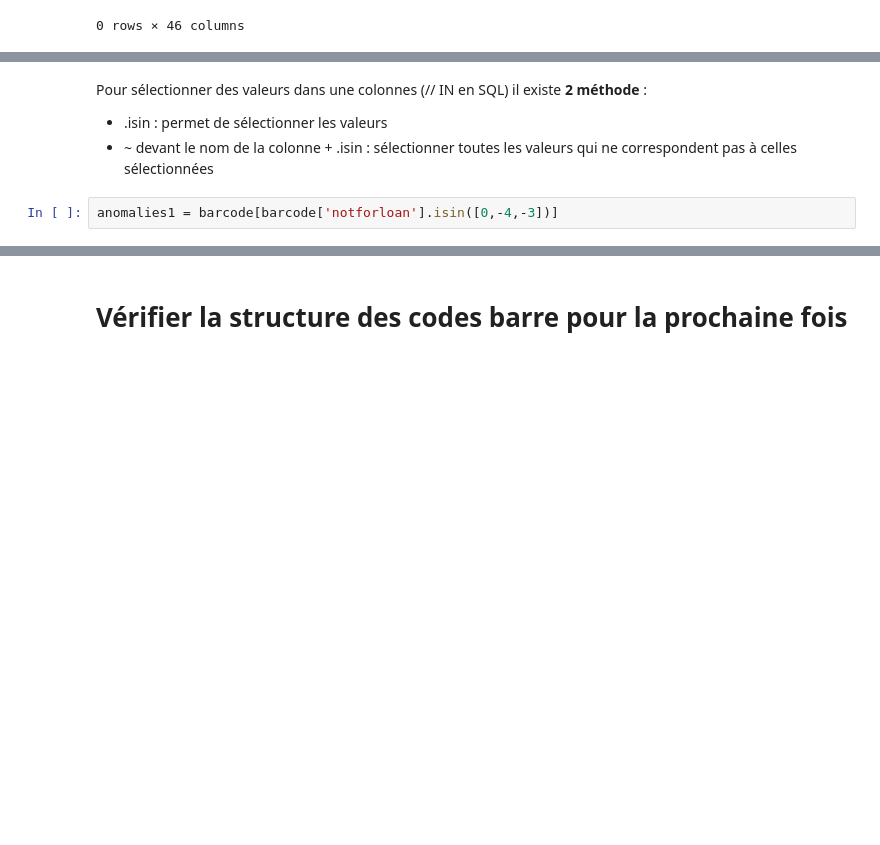
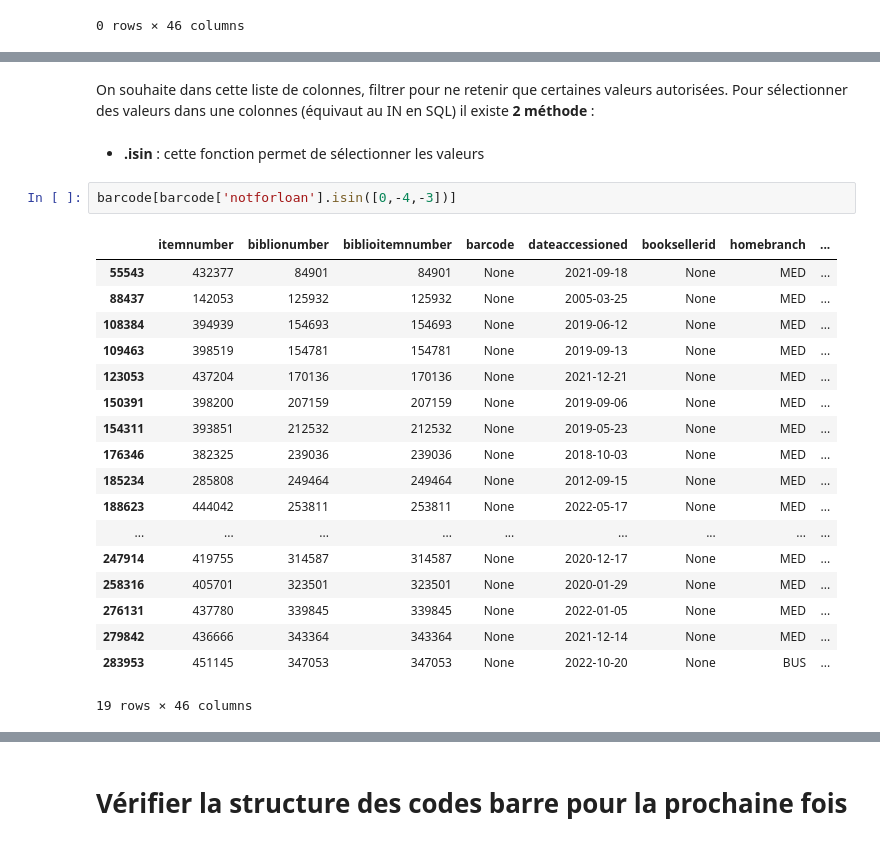
Before and after one commit to ragbx/kibini2, a Jupyter notebook: kibini/adm_analyse_exemplaires.ipynb, the cells around one changed output, grey strips where cells are left out. Cells and saved outputs as stored; diff of their text form; blank space fills up the shorter version.

```diff
--- a/kibini/adm_analyse_exemplaires.ipynb
+++ b/kibini/adm_analyse_exemplaires.ipynb
@@ -55,6 +94,25 @@ Name: notforloan, dtype: int64
 # %% [markdown]
-Pour sélectionner des valeurs dans une colonnes (// IN en SQL) il existe **2 méthode** :
-* .isin : permet de sélectionner les valeurs
-* ~ devant le nom de la colonne + .isin : sélectionner toutes les valeurs qui ne correspondent pas à celles sélectionnées
+On souhaite dans cette liste de colonnes, filtrer pour ne retenir que certaines valeurs autorisées. Pour sélectionner des valeurs dans une colonnes (équivaut au IN en SQL) il existe **2 méthode** :
+# %% [markdown]
+* **.isin** : cette fonction permet de sélectionner les valeurs
 # %%
-anomalies1 = barcode[barcode['notforloan'].isin([0,-4,-3])]
+barcode[barcode['notforloan'].isin([0,-4,-3])]
+# %% [output]
+|  | itemnumber | biblionumber | biblioitemnumber | barcode | dateaccessioned | booksellerid | homebranch | ... |
+| 55543 | 432377 | 84901 | 84901 | None | 2021-09-18 | None | MED | ... |
+| 88437 | 142053 | 125932 | 125932 | None | 2005-03-25 | None | MED | ... |
+| 108384 | 394939 | 154693 | 154693 | None | 2019-06-12 | None | MED | ... |
+| 109463 | 398519 | 154781 | 154781 | None | 2019-09-13 | None | MED | ... |
+| 123053 | 437204 | 170136 | 170136 | None | 2021-12-21 | None | MED | ... |
+| 150391 | 398200 | 207159 | 207159 | None | 2019-09-06 | None | MED | ... |
+| 154311 | 393851 | 212532 | 212532 | None | 2019-05-23 | None | MED | ... |
+| 176346 | 382325 | 239036 | 239036 | None | 2018-10-03 | None | MED | ... |
+| 185234 | 285808 | 249464 | 249464 | None | 2012-09-15 | None | MED | ... |
+| 188623 | 444042 | 253811 | 253811 | None | 2022-05-17 | None | MED | ... |
+| ... | ... | ... | ... | ... | ... | ... | ... | ... |
+| 247914 | 419755 | 314587 | 314587 | None | 2020-12-17 | None | MED | ... |
+| 258316 | 405701 | 323501 | 323501 | None | 2020-01-29 | None | MED | ... |
+| 276131 | 437780 | 339845 | 339845 | None | 2022-01-05 | None | MED | ... |
+| 279842 | 436666 | 343364 | 343364 | None | 2021-12-14 | None | MED | ... |
+| 283953 | 451145 | 347053 | 347053 | None | 2022-10-20 | None | BUS | ... |
+19 rows × 46 columns
```
Also changed, not shown: parts of 21 cells of this notebook, 2 other files.
